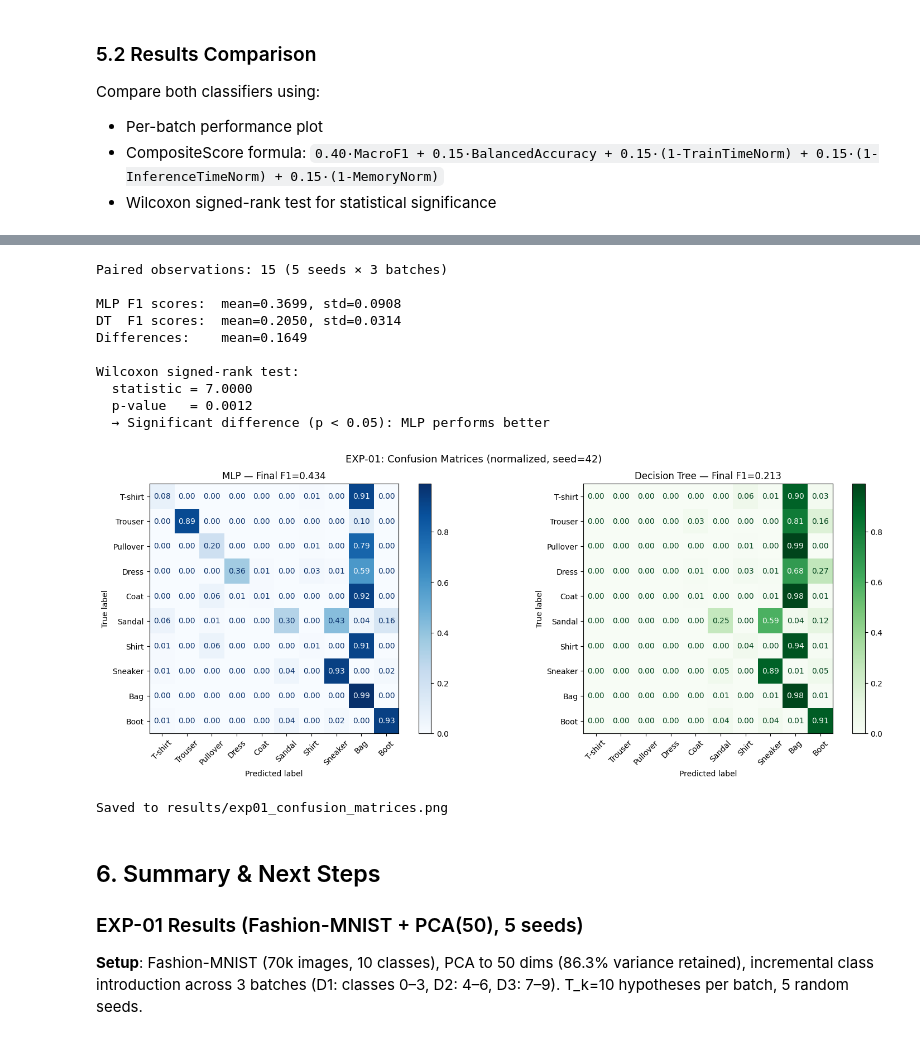
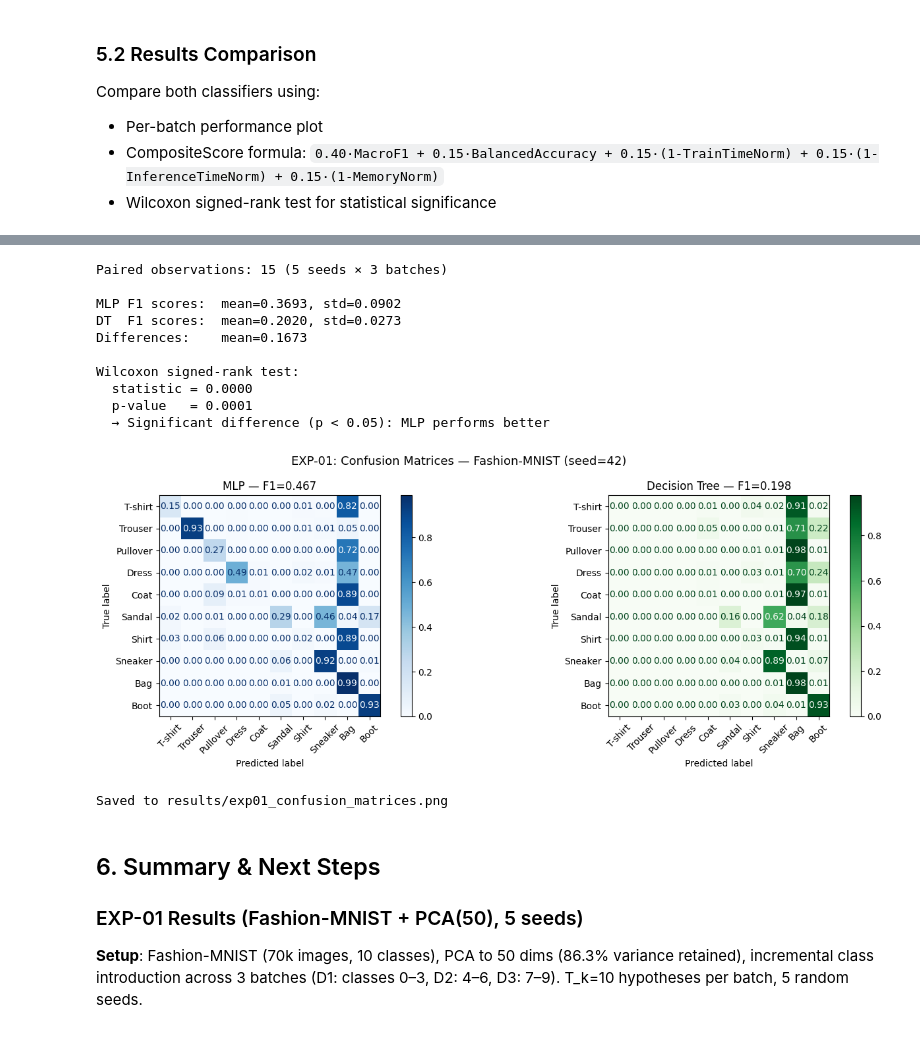
Before and after one commit to magda1231/ML_project, a Jupyter notebook: notebooks/01_learnpp_walkthrough.ipynb, the cells around one changed output, grey strips where cells are left out. Cells and saved outputs as stored; diff of their text form; code cells hidden in the pictures.

```diff
--- a/notebooks/01_learnpp_walkthrough.ipynb
+++ b/notebooks/01_learnpp_walkthrough.ipynb
@@ -934,7 +960,7 @@ f1_mlp_all = np.array([f1 for r in all_results_mlp for f1 in r['batch_f1']])
 f1_dt_all = np.array([f1 for r in all_results_dt for f1 in r['batch_f1']])
 
 n_pairs = len(f1_mlp_all)
-print(f"Paired observations: {n_pairs} ({len(SEEDS)} seeds × {len(batches_fmnist)} batches)")
+print(f"Paired observations: {n_pairs} ({len(SEEDS)} seeds × {len(batches_fmnist_optimal)} batches)")
 print(f"\nMLP F1 scores:  mean={f1_mlp_all.mean():.4f}, std={f1_mlp_all.std():.4f}")
 print(f"DT  F1 scores:  mean={f1_dt_all.mean():.4f}, std={f1_dt_all.std():.4f}")
 print(f"Differences:    mean={np.mean(f1_mlp_all - f1_dt_all):.4f}")
@@ -955,60 +981,62 @@ else:
 # %% [output]
 Paired observations: 15 (5 seeds × 3 batches)
 
-MLP F1 scores:  mean=0.3699, std=0.0908
-DT  F1 scores:  mean=0.2050, std=0.0314
-Differences:    mean=0.1649
+MLP F1 scores:  mean=0.3693, std=0.0902
+DT  F1 scores:  mean=0.2020, std=0.0273
+Differences:    mean=0.1673
 
 Wilcoxon signed-rank test:
-  statistic = 7.0000
-  p-value   = 0.0012
+  statistic = 0.0000
+  p-value   = 0.0001
   → Significant difference (p < 0.05): MLP performs better
 # %%
 # --- Confusion Matrices: per-class analysis (seed=42) ---
-from sklearn.metrics import confusion_matrix, ConfusionMatrixDisplay
+from sklearn.metrics import confusion_matrix, ConfusionMatrixDisplay, f1_score
+import os
 
-# Re-train models for seed=42 to get predictions (run_experiment doesn't store them)
+os.makedirs('../results', exist_ok=True)
+
+# Re-train models for seed=42 to get predictions
 np.random.seed(42)
 cm_mlp = LearnPP(base_learner_factory=make_paper_learner, T_k=10)
 with warnings.catch_warnings():
     warnings.simplefilter("ignore")
-    for X_batch, y_batch in batches_fmnist:
+    for X_batch, y_batch in batches_fmnist_optimal:
         cm_mlp.partial_fit(X_batch, y_batch)
 y_pred_mlp = cm_mlp.predict(X_test_all)
 
 np.random.seed(42)
 cm_dt = LearnPP(base_learner_factory=make_recommended_learner, T_k=10)
-for X_batch, y_batch in batches_fmnist:
+for X_batch, y_batch in batches_fmnist_optimal:
     cm_dt.partial_fit(X_batch, y_batch)
 y_pred_dt = cm_dt.predict(X_test_all)
 
-# Plot side-by-side confusion matrices
+# Plot confusion matrices
+fig, (ax1, ax2) = plt.subplots(1, 2, figsize=(14, 5))
 class_names = ['T-shirt', 'Trouser', 'Pullover', 'Dress', 'Coat',
                'Sandal', 'Shirt', 'Sneaker', 'Bag', 'Boot']
-
-fig, (ax1, ax2) = plt.subplots(1, 2, figsize=(16, 6))
 
 ConfusionMatrixDisplay.from_predictions(
     y_test_all, y_pred_mlp, display_labels=class_names,
     ax=ax1, cmap='Blues', normalize='true', values_format='.2f'
 )
-ax1.set_title(f'MLP — Final F1={f1_score(y_test_all, y_pred_mlp, average="macro"):.3f}')
+ax1.set_title(f'MLP — F1={f1_score(y_test_all, y_pred_mlp, average="macro"):.3f}')
 ax1.tick_params(axis='x', rotation=45)
 
 ConfusionMatrixDisplay.from_predictions(
     y_test_all, y_pred_dt, display_labels=class_names,
     ax=ax2, cmap='Greens', normalize='true', values_format='.2f'
 )
-ax2.set_title(f'Decision Tree — Final F1={f1_score(y_test_all, y_pred_dt, average="macro"):.3f}')
+ax2.set_title(f'Decision Tree — F1={f1_score(y_test_all, y_pred_dt, average="macro"):.3f}')
 ax2.tick_params(axis='x', rotation=45)
 
-plt.suptitle('EXP-01: Confusion Matrices (normalized, seed=42)', fontsize=13)
+plt.suptitle('EXP-01: Confusion Matrices — Fashion-MNIST (seed=42)', fontsize=13)
 plt.tight_layout()
 plt.savefig('../results/exp01_confusion_matrices.png', dpi=150, bbox_inches='tight')
 plt.show()
 print("Saved to results/exp01_confusion_matrices.png")
 # %% [output]
-[figure, old version]
+[figure, new version]
 Saved to results/exp01_confusion_matrices.png
 # %% [markdown]
 ## 6. Summary & Next Steps
```
Also changed, not shown: parts of 9 cells of this notebook, 7 other files.
